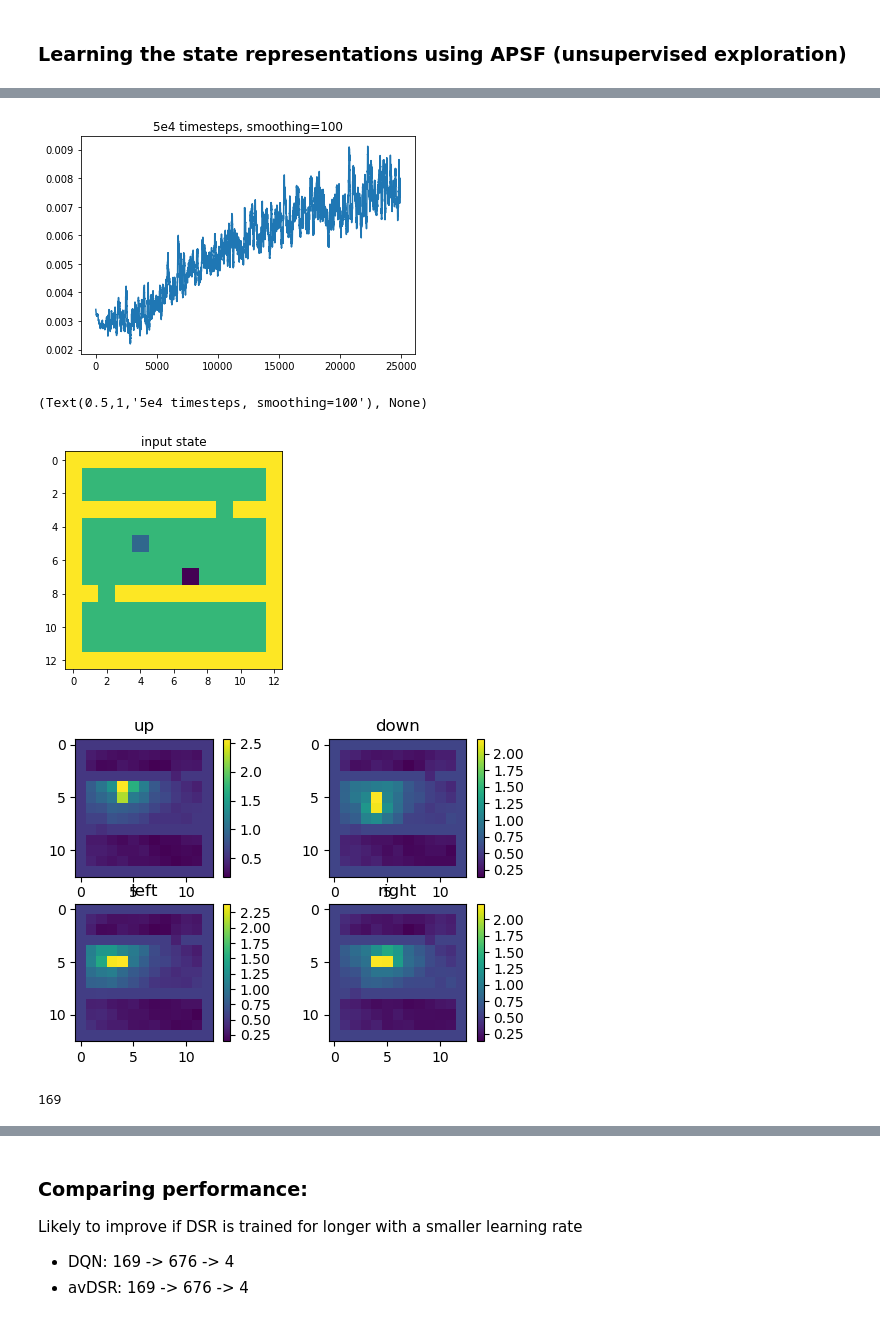
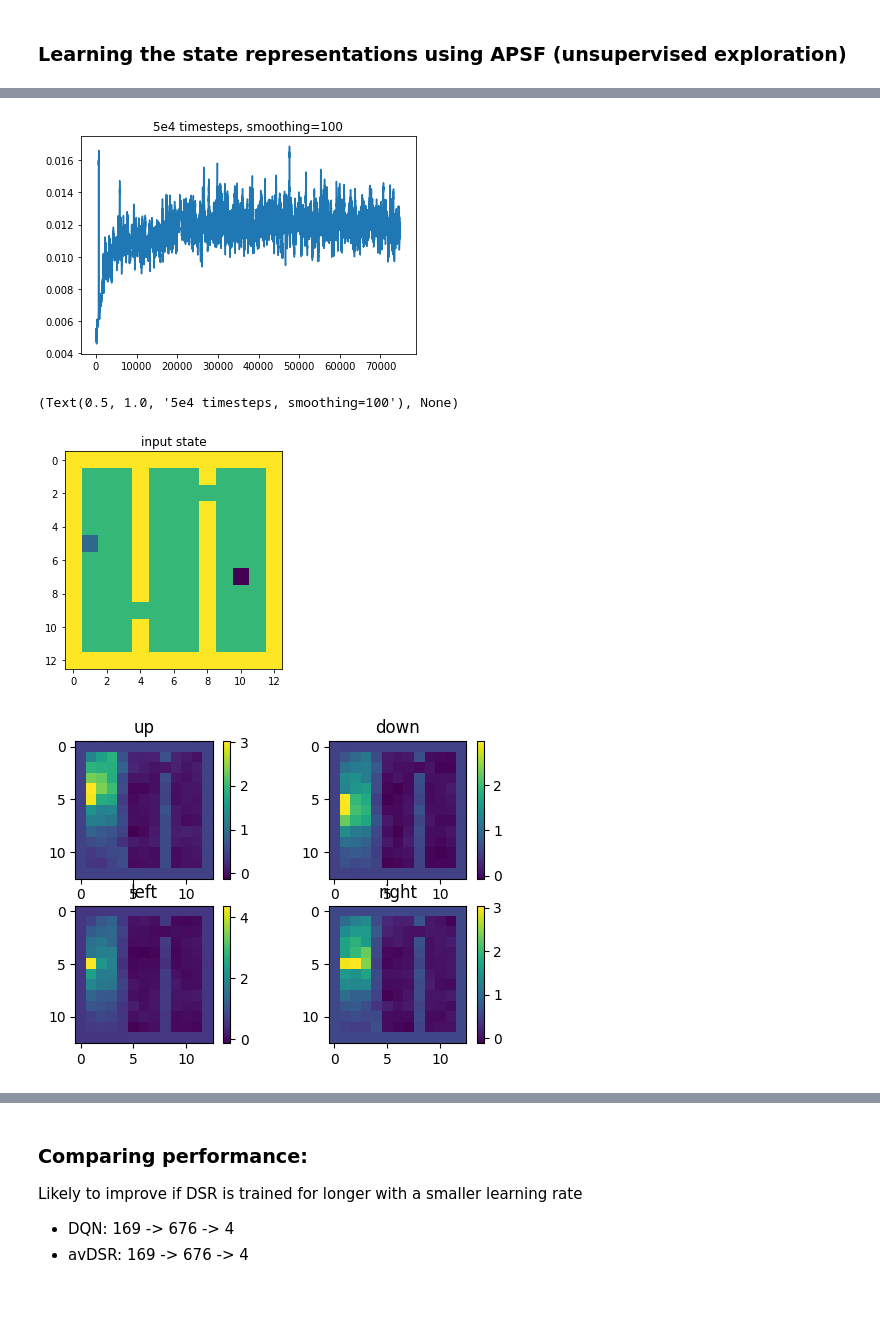
Before and after one commit to psurya1994/fun, a Jupyter notebook: mpsf/v1/mpsf_context_general_SF.ipynb, the cells around one changed output, grey strips where cells are left out. Drawn from its saved outputs; the diff is of its cells as text; code cells hidden in the pictures.

```diff
--- a/mpsf/v1/mpsf_context_general_SF.ipynb
+++ b/mpsf/v1/mpsf_context_general_SF.ipynb
@@ -66,6 +70,6 @@ def dqn_feature(**kwargs):
         agent.switch_task()
     return agent
 # %%
-game = 'FourRoomsMatrix'
+game = 'Dy-FourRoomsMatrix'
 agent = dqn_feature(game=game)
 # %% [output]
@@ -102,9 +170,9 @@ def avdsr_feature(**kwargs):
     config.eval_env = config.task_fn()
     config.c = 1
 
-    config.optimizer_fn = lambda params: torch.optim.RMSprop(params, 0.002)
-    config.network_fn = lambda: SRNet(config.action_dim, SRIdentityBody(config.state_dim), \
-                                      hidden_units=(), config=0) #CHECK
+    config.optimizer_fn = lambda params: torch.optim.RMSprop(params, 0.001)
+    config.network_fn = lambda: SRNetCNN(config.action_dim, SRIdentityBody(config.state_dim), \
+                                      hidden_units=(2000,), config=0) #CHECK
     config.replay_fn = lambda: Replay(memory_size=int(3e5), batch_size=10)
 
     config.random_action_prob = LinearSchedule(1, 1, 1e4) # CHECK
@@ -114,7 +182,7 @@ def avdsr_feature(**kwargs):
     config.double_q = False
     config.sgd_update_frequency = 4
     config.gradient_clip = 5
-    config.max_steps = 1e5
+    config.max_steps = 3e5
     config.async_actor = False
 
     agent = avDSRAgent(config, config.agents, style='DQN')
@@ -133,5 +201,5 @@ def avdsr_feature(**kwargs):
         agent.step()
         agent.switch_task()
 # %%
-avdsr = avdsr_feature(game='FourRoomsMatrixNoTerm', agents=[agent], choice=0)
+avdsr = avdsr_feature(game='Dy-FourRoomsMatrixNoTerm', agents=[agent], choice=0)
 # %% [output]
@@ -155,39 +241,35 @@ avdsr = avdsr_feature(game='FourRoomsMatrixNoTerm', agents=[agent], choice=0)
 # %%
 loss_lr_em3 = avdsr.loss_vec
 kernel = 100
-plt.plot(convolve(avdsr.loss_vec, kernel))
+plt.plot(convolve(avdsr.loss_vec[20:], kernel))
 plt.title('5e4 timesteps, smoothing=' + str(kernel)), plt.show()
 # %% [output]
-[figure, old version]
+[figure, new version]
-(Text(0.5,1,'5e4 timesteps, smoothing=100'), None)
+(Text(0.5, 1.0, '5e4 timesteps, smoothing=100'), None)
 # %%
 from deep_rl_old.component.fourrooms import FourRoomsMatrix
-env = FourRoomsMatrix()
+env = FourRoomsMatrix(layout='3rooms')
 state = env.reset()
 env.step(env.action_space.sample())
 env.step(env.action_space.sample())
 env.step(env.action_space.sample())
 # env.current_cell = (5,5)
 state, _, _, _ = env.step(env.action_space.sample())
 plt.imshow(env.render()); plt.title('input state'), plt.show()
 _, out, _ = avdsr.network(tensor(state).unsqueeze(0))
 
 dirs = {0: 'up', 1: 'down', 2:'left', 3:'right'}
 
 plt.figure(dpi=100)
-psi = out.detach().numpy()
+psi = out.detach().cpu().numpy()
 for i in range(4):
     psi_a = psi[0,i,:]
     plt.subplot(2,2,i+1)
     plt.imshow(psi_a.reshape((13,13)))
     plt.title(dirs[i])
     plt.colorbar()
 
 plt.show()
 # %% [output]
-[figure, old version]
+[figure, new version]
-[figure, old version]
+[figure, new version]
-# %%
-params_count(avdsr.network.psi2q)
-# %% [output]
-169
```
Also changed, not shown: parts of 16 cells of this notebook, 1 other file.
